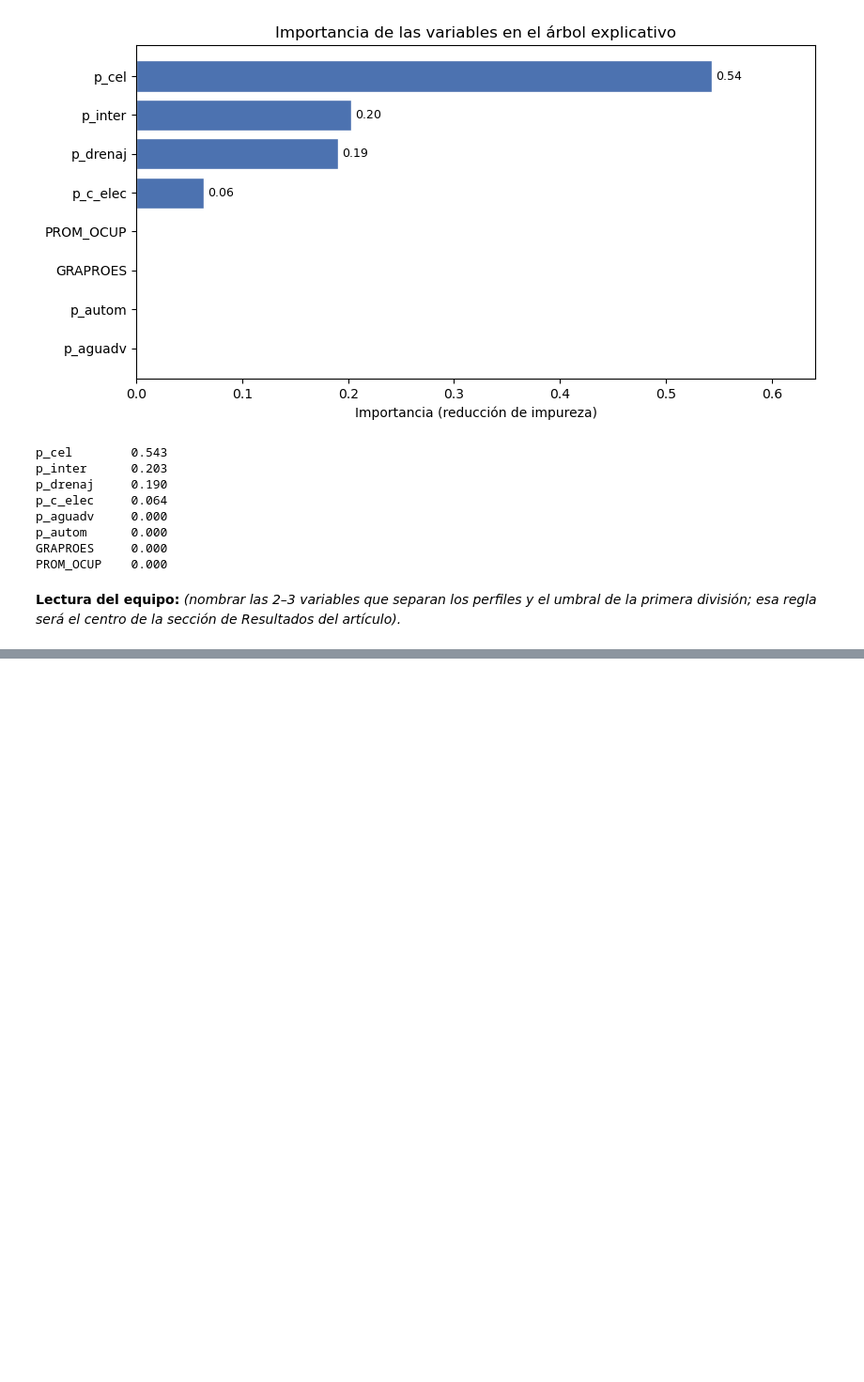
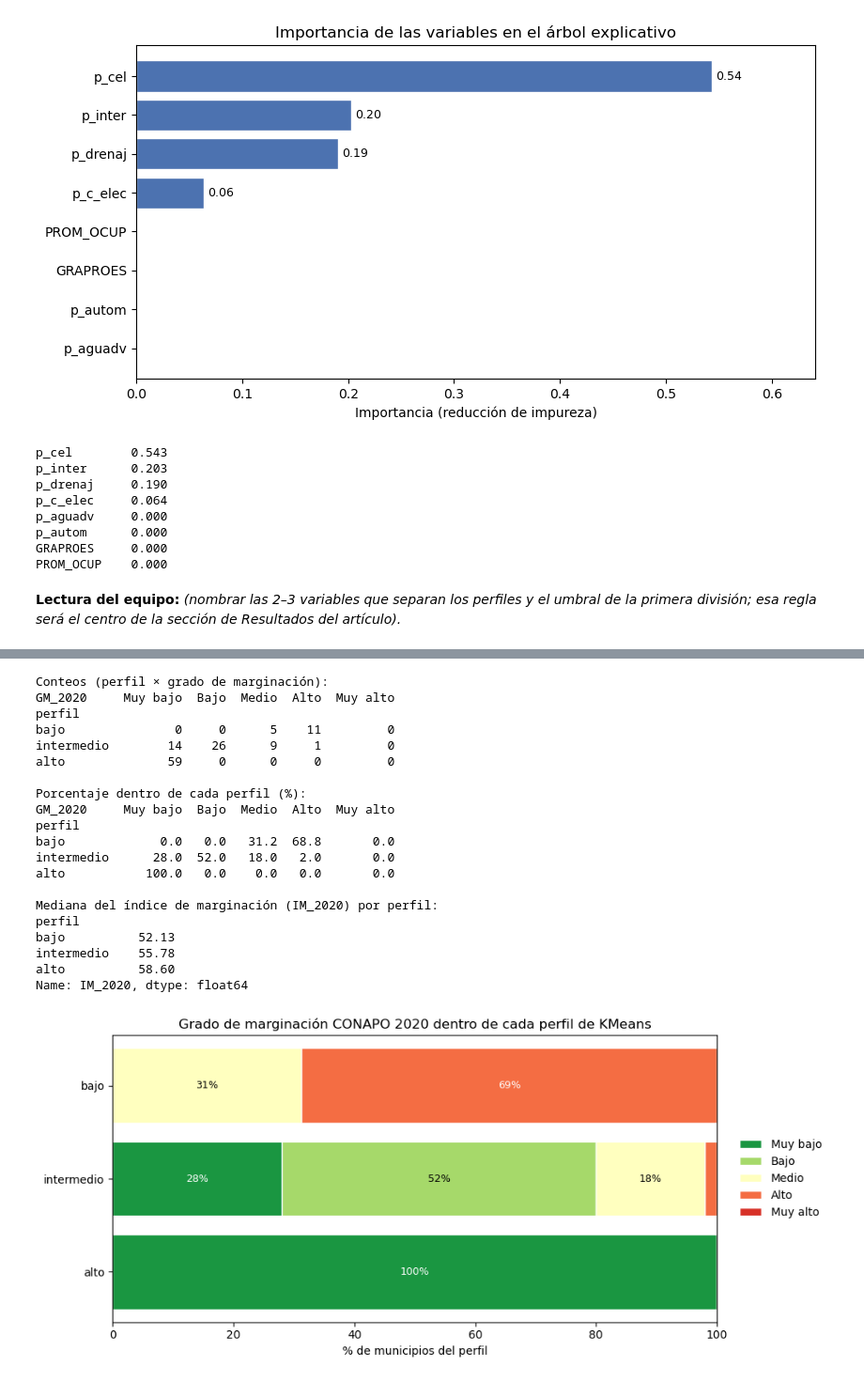
Before and after one commit to Elias-Manuel-Marquez-Bailon/proyecto-articulo-datos-publicos, a Jupyter notebook: notebook/analisis_datos_publicos.ipynb, the cells around one changed output, grey strips where cells are left out. Shown at 94% size. Drawn from its saved outputs; the diff is of its cells as text; code cells hidden in the pictures; blank space fills up the shorter version.

Commit message:
Fase 6: validacion externa con marginacion CONAPO 2020, gradiente compatible con clusters

```diff
--- a/notebook/analisis_datos_publicos.ipynb
+++ b/notebook/analisis_datos_publicos.ipynb
@@ -578,0 +587,14 @@ PROM_OCUP    0.000
+# %%
+CONAPO_FILE = BASE / "data" / "raw" / "IMM_2020.xls"
+conapo = pd.read_excel(CONAPO_FILE, sheet_name="IMM_2020")
+
+df["CVE_MUN"] = 15000 + df["MUN"]
+df = df.merge(conapo[["CVE_MUN", "POB_TOT", "IM_2020", "GM_2020"]],
+              on="CVE_MUN", how="left", validate="one_to_one")
+
+print("Filas tras el cruce:", len(df), "| Grados sin asignar:", df["GM_2020"].isna().sum())
+
+dif_pob = ((df["POBTOT"] - df["POB_TOT"]).abs() / df["POBTOT"])
+print("Control de calidad del cruce — máx. diferencia relativa de población:", round(dif_pob.max(), 5))
+print("Distribución estatal del grado de marginación:")
+print(df["GM_2020"].value_counts().reindex(["Muy bajo", "Bajo", "Medio", "Alto", "Muy alto"]).fillna(0).astype(int))
@@ -578,0 +618,57 @@ PROM_OCUP    0.000
+# %%
+orden_gm = ["Muy bajo", "Bajo", "Medio", "Alto", "Muy alto"]
+orden_perf = ["bajo", "intermedio", "alto"]
+
+tabla_gm = pd.crosstab(df["perfil"], df["GM_2020"]).reindex(index=orden_perf,
+                                                           columns=orden_gm).fillna(0).astype(int)
+tabla_pct = tabla_gm.div(tabla_gm.sum(axis=1), axis=0)
+print("Conteos (perfil × grado de marginación):")
+print(tabla_gm.to_string())
+print("\nPorcentaje dentro de cada perfil (%):")
+print((tabla_pct * 100).round(1).to_string())
+
+print("\nMediana del índice de marginación (IM_2020) por perfil:")
+print(df.groupby("perfil")["IM_2020"].median().reindex(orden_perf).round(2))
+
+colores = {"Muy bajo": "#1A9641", "Bajo": "#A6D96A", "Medio": "#FFFFBF",
+           "Alto": "#F46D43", "Muy alto": "#D73027"}
+fig, ax = plt.subplots(figsize=(10, 4.5))
+izq = pd.Series(0, index=tabla_pct.index, dtype=float)
+for g in orden_gm:
+    vals = tabla_pct[g] * 100
+    ax.barh(vals.index, vals, left=izq, color=colores[g], label=g, edgecolor="white")
+    for i, (v, l) in enumerate(zip(vals, izq)):
+        if v >= 5:
+            ax.text(l + v / 2, i, f"{v:.0f}%", ha="center", va="center", fontsize=9,
+                    color="black" if g in ("Medio", "Bajo") else "white")
+    izq += vals
+ax.invert_yaxis()
+ax.set_xlim(0, 100)
+ax.set_xlabel("% de municipios del perfil")
+ax.set_title("Grado de marginación CONAPO 2020 dentro de cada perfil de KMeans")
+ax.legend(bbox_to_anchor=(1.02, 0.5), loc="center left", frameon=False)
+fig.tight_layout()
+fig.savefig(IMG / "grafica_10.png", dpi=150, bbox_inches="tight")
+plt.show()
+# %% [output]
+Conteos (perfil × grado de marginación):
+GM_2020     Muy bajo  Bajo  Medio  Alto  Muy alto
+perfil
+bajo               0     0      5    11         0
+intermedio        14    26      9     1         0
+alto              59     0      0     0         0
+
+Porcentaje dentro de cada perfil (%):
+GM_2020     Muy bajo  Bajo  Medio  Alto  Muy alto
+perfil
+bajo             0.0   0.0   31.2  68.8       0.0
+intermedio      28.0  52.0   18.0   2.0       0.0
+alto           100.0   0.0    0.0   0.0       0.0
+
+Mediana del índice de marginación (IM_2020) por perfil:
+perfil
+bajo          52.13
+intermedio    55.78
+alto          58.60
+Name: IM_2020, dtype: float64
+[figure, added]
```
Also changed, not shown: parts of 7 cells of this notebook, 6 other files.
